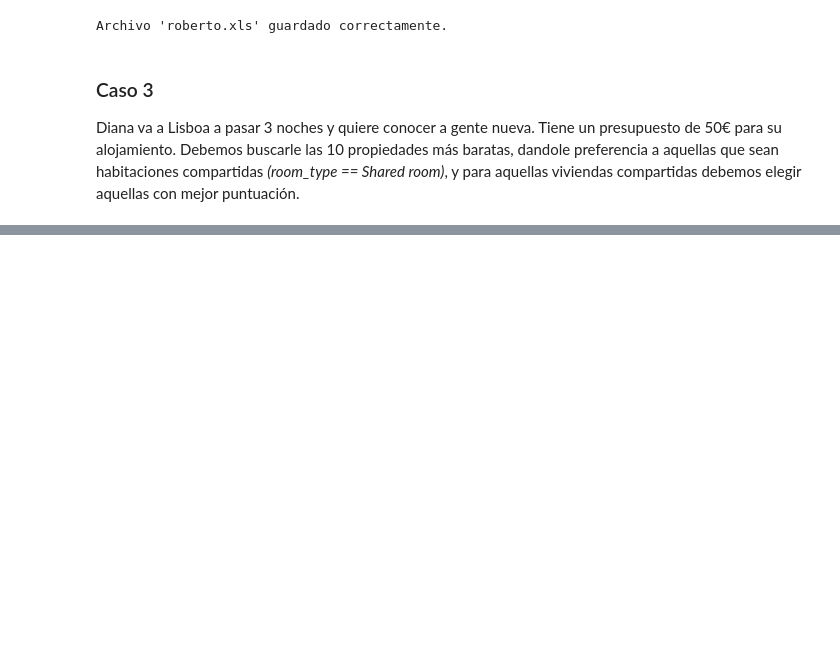
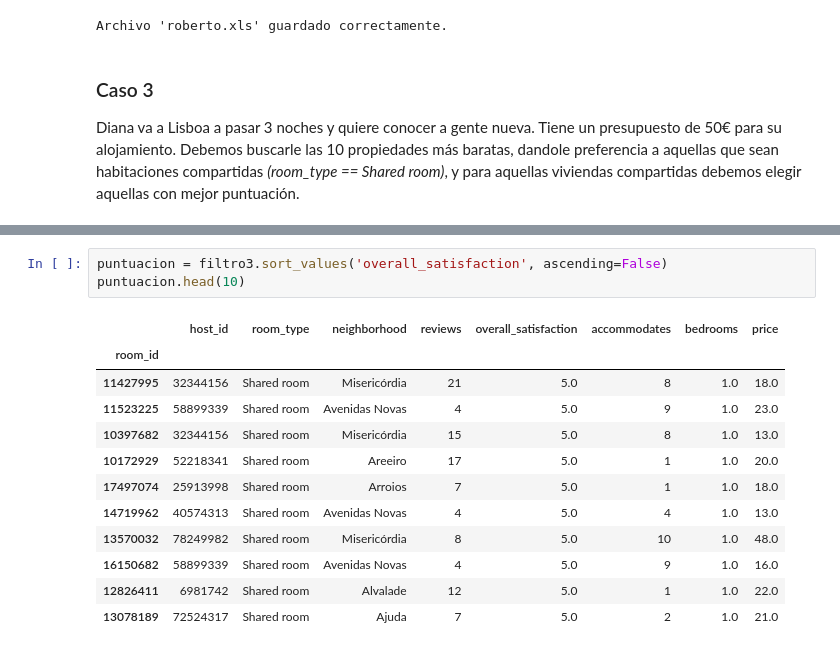
Before and after one commit to alzamora2000/PC5-1, a Jupyter notebook: Problema1.ipynb, the cells around one changed output, grey strips where cells are left out. Drawn from its saved outputs; the diff is of its cells as text; blank space fills up the shorter version.

```diff
--- a/Problema1.ipynb
+++ b/Problema1.ipynb
@@ -134,0 +163,16 @@ Diana va a Lisboa a pasar 3 noches y quiere conocer a gente nueva. Tiene un pres
+# %%
+puntuacion = filtro3.sort_values('overall_satisfaction', ascending=False)
+puntuacion.head(10)
+# %% [output]
+|  | host_id | room_type | neighborhood | reviews | overall_satisfaction | accommodates | bedrooms | price |
+| room_id |  |  |  |  |  |  |  |  |
+| 11427995 | 32344156 | Shared room | Misericórdia | 21 | 5.0 | 8 | 1.0 | 18.0 |
+| 11523225 | 58899339 | Shared room | Avenidas Novas | 4 | 5.0 | 9 | 1.0 | 23.0 |
+| 10397682 | 32344156 | Shared room | Misericórdia | 15 | 5.0 | 8 | 1.0 | 13.0 |
+| 10172929 | 52218341 | Shared room | Areeiro | 17 | 5.0 | 1 | 1.0 | 20.0 |
+| 17497074 | 25913998 | Shared room | Arroios | 7 | 5.0 | 1 | 1.0 | 18.0 |
+| 14719962 | 40574313 | Shared room | Avenidas Novas | 4 | 5.0 | 4 | 1.0 | 13.0 |
+| 13570032 | 78249982 | Shared room | Misericórdia | 8 | 5.0 | 10 | 1.0 | 48.0 |
+| 16150682 | 58899339 | Shared room | Avenidas Novas | 4 | 5.0 | 9 | 1.0 | 16.0 |
+| 12826411 | 6981742 | Shared room | Alvalade | 12 | 5.0 | 1 | 1.0 | 22.0 |
+| 13078189 | 72524317 | Shared room | Ajuda | 7 | 5.0 | 2 | 1.0 | 21.0 |
```
Also changed, not shown: parts of 2 cells of this notebook.
